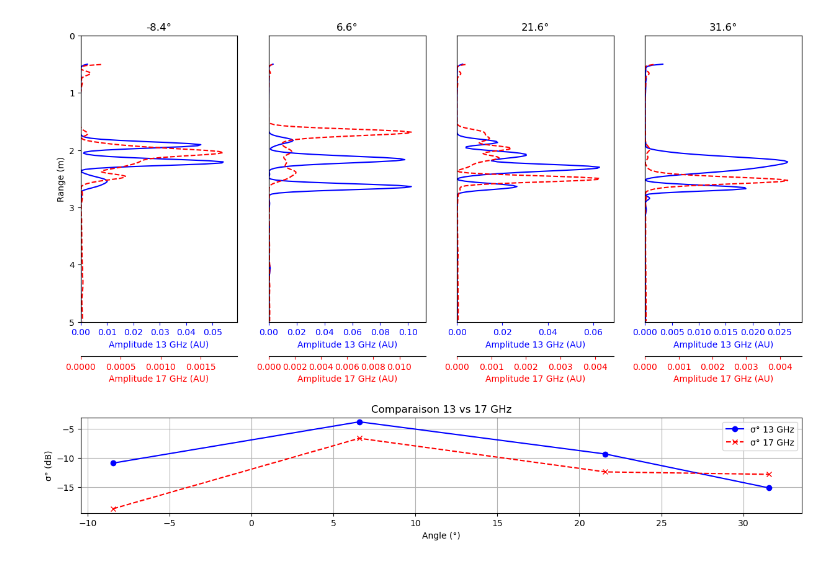
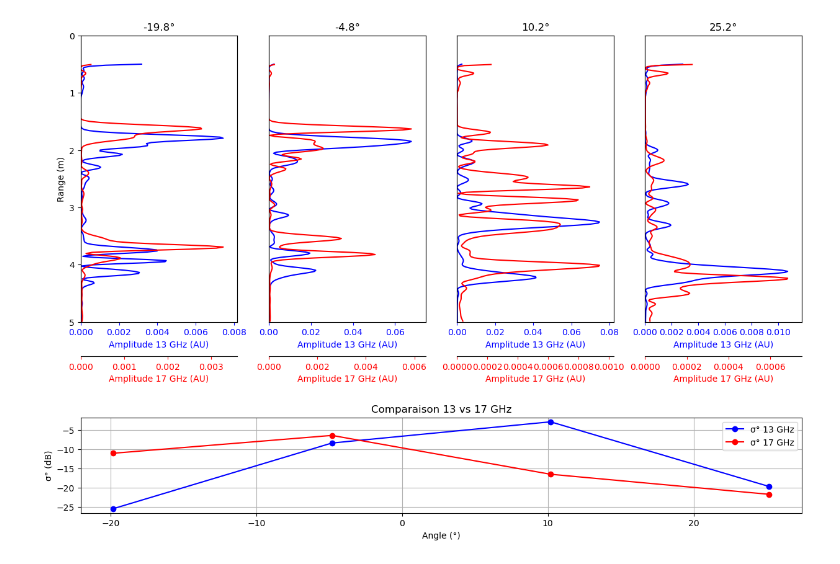
Before and after one commit to Nicolasallet/Dku-toolbox, a Jupyter notebook: notebooks/makeplot.ipynb, the cells around one changed output. Cells and saved outputs as stored; diff of their text form; code cells hidden in the pictures.

```diff
--- a/notebooks/makeplot.ipynb
+++ b/notebooks/makeplot.ipynb
@@ -12,7 +12,7 @@ import re
 
 
 # Fichiers bruts
-file_list = glob.glob('../data/fm_on_snowpacks/J2/*')
+file_list = glob.glob('../data/fm_on_snowpacks/J5/*')
 
 # Dictionnaires séparés par fréquence
 classic_dict_13 = {}
@@ -127,39 +71,39 @@ def plot_dual_frequency(data13, data17, title_prefix="Comparaison fréquences"):
 
         # === Axe secondaire (17 GHz) sous le principal ===
         ax2 = ax.twiny()  # on crée un axe secondaire
-        ax2.plot(df17["copol"], df17.index, color="red", linestyle="--", label="17 GHz")
+        ax2.plot(df17["copol"], df17.index, color="red", linestyle="-", label="17 GHz")
         ax2.set_xlim(0, df17["copol"].max() * 1.1)
 
         # Décaler l'axe secondaire vers le bas
         ax2.spines['bottom'].set_position(('outward', 40))  # 40 pixels sous le bas
         ax2.xaxis.set_ticks_position('bottom')
         ax2.xaxis.set_label_position('bottom')
         ax2.set_xlabel("Amplitude 17 GHz (AU)", color="red")
         ax2.tick_params(axis='x', colors='red')
 
         ax.set_title(f"{angle - pente:.1f}°")
 
         if i == 0:
             ax.set_ylabel("Range (m)")
         else:
             ax.set_yticks([])
 
     # === Bas : sigma0 ===
     ax_bottom = fig.add_subplot(gs[1, :])
     ax_bottom.plot([a - pente for a in angles], sigma13,
                    marker='o', color='blue', label="σ° 13 GHz")
     ax_bottom.plot([a - pente for a in angles], sigma17,
-                   marker='x', color='red', linestyle='--', label="σ° 17 GHz")
+                   marker='o', color='red', linestyle='-', label="σ° 17 GHz")
 
     ax_bottom.set_xlabel("Angle (°)")
     ax_bottom.set_ylabel("σ° (dB)")
     ax_bottom.set_title(title_prefix)
     ax_bottom.grid(True)
     ax_bottom.legend()
 
     plt.show()
 
 
 plot_dual_frequency(data_13, data_17, title_prefix="Comparaison 13 vs 17 GHz")
 # %% [output]
-[figure, old version]
+[figure, new version]
```
Also changed, not shown: parts of 1 cell of this notebook, 3 other files.
